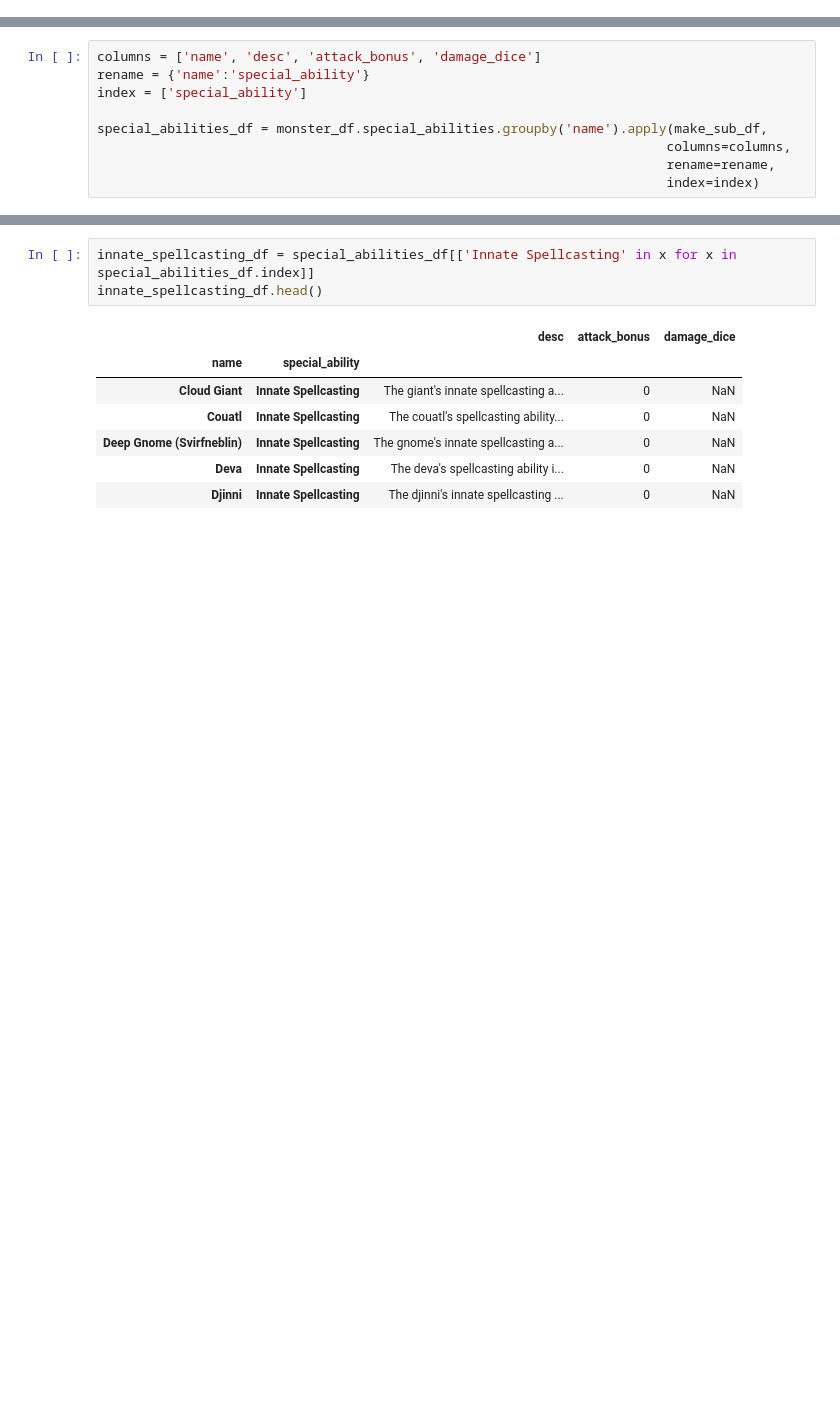
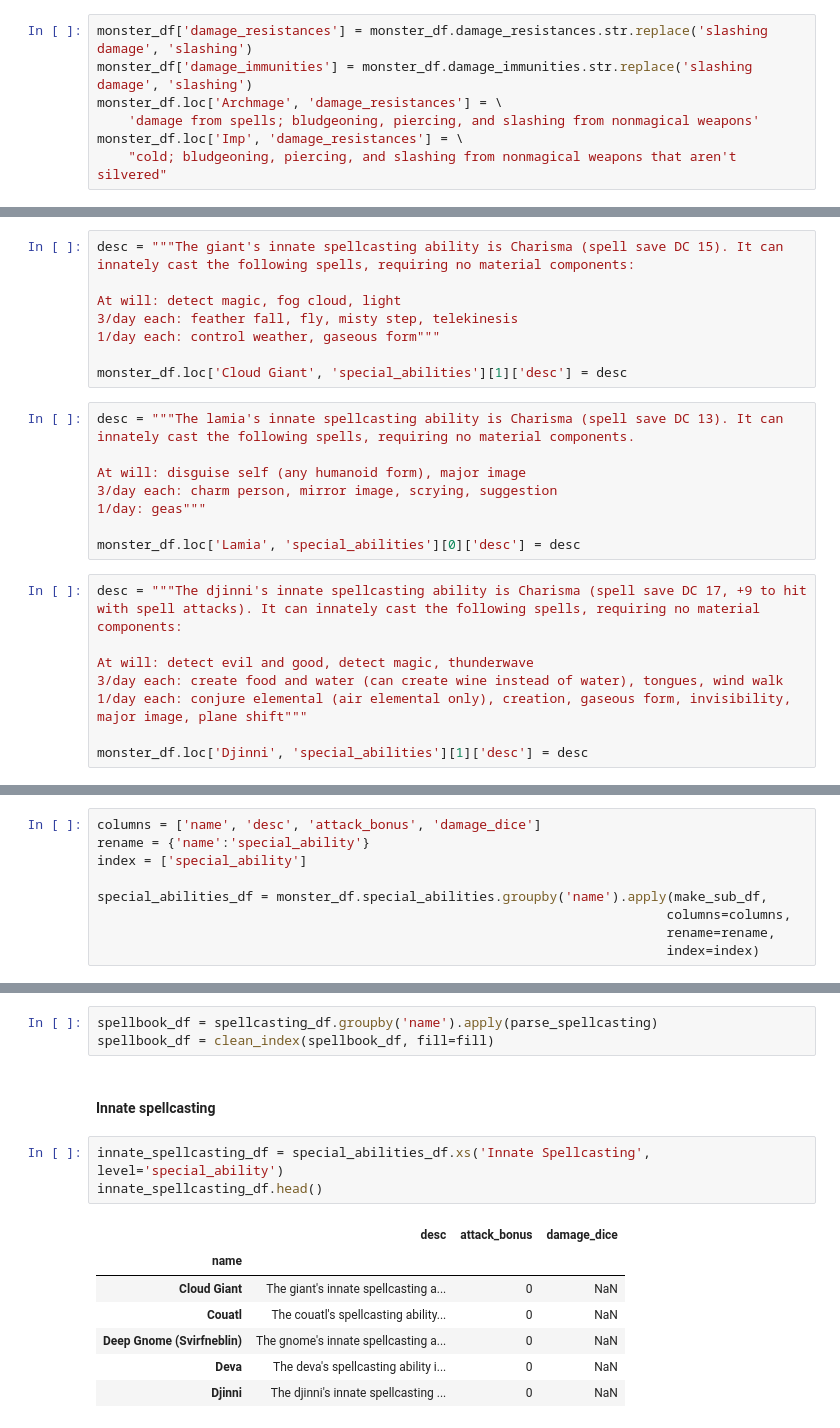
Before and after one commit to wisygig/cr, a Jupyter notebook: 0. Load and clean data.ipynb, the cells around one changed output, grey strips where cells are left out. Saved outputs shown, nothing was run; the diff lists cells and outputs as text; blank space fills up the shorter version.

```diff
--- a/0. Load and clean data.ipynb
+++ b/0. Load and clean data.ipynb
@@ -506,0 +584,7 @@ def make_sub_df(x, columns=None, rename=None, index=None):
+# %%
+monster_df['damage_resistances'] = monster_df.damage_resistances.str.replace('slashing damage', 'slashing')
+monster_df['damage_immunities'] = monster_df.damage_immunities.str.replace('slashing damage', 'slashing')
+monster_df.loc['Archmage', 'damage_resistances'] = \
+    'damage from spells; bludgeoning, piercing, and slashing from nonmagical weapons'
+monster_df.loc['Imp', 'damage_resistances'] = \
+    "cold; bludgeoning, piercing, and slashing from nonmagical weapons that aren't silvered"
@@ -545,0 +691,24 @@ actions_df.head(10)
+# %%
+desc = """The giant's innate spellcasting ability is Charisma (spell save DC 15). It can innately cast the following spells, requiring no material components:
+
+At will: detect magic, fog cloud, light
+3/day each: feather fall, fly, misty step, telekinesis
+1/day each: control weather, gaseous form"""
+
+monster_df.loc['Cloud Giant', 'special_abilities'][1]['desc'] = desc
+# %%
+desc = """The lamia's innate spellcasting ability is Charisma (spell save DC 13). It can innately cast the following spells, requiring no material components.
+
+At will: disguise self (any humanoid form), major image
+3/day each: charm person, mirror image, scrying, suggestion
+1/day: geas"""
+
+monster_df.loc['Lamia', 'special_abilities'][0]['desc'] = desc
+# %%
+desc = """The djinni's innate spellcasting ability is Charisma (spell save DC 17, +9 to hit with spell attacks). It can innately cast the following spells, requiring no material components:
+
+At will: detect evil and good, detect magic, thunderwave
+3/day each: create food and water (can create wine instead of water), tongues, wind walk
+1/day each: conjure elemental (air elemental only), creation, gaseous form, invisibility, major image, plane shift"""
+
+monster_df.loc['Djinni', 'special_abilities'][1]['desc'] = desc
@@ -664,11 +817,16 @@ spellbook.head()
+# %%
+spellbook_df = spellcasting_df.groupby('name').apply(parse_spellcasting)
+spellbook_df = clean_index(spellbook_df, fill=fill)
+# %% [markdown]
+#### Innate spellcasting
 # %%
-innate_spellcasting_df = special_abilities_df[['Innate Spellcasting' in x for x in special_abilities_df.index]]
+innate_spellcasting_df = special_abilities_df.xs('Innate Spellcasting', level='special_ability')
 innate_spellcasting_df.head()
 # %% [output]
-|  |  | desc | attack_bonus | damage_dice |
-| name | special_ability |  |  |  |
-| Cloud Giant | Innate Spellcasting | The giant's innate spellcasting a... | 0 | NaN |
-| Couatl | Innate Spellcasting | The couatl's spellcasting ability... | 0 | NaN |
-| Deep Gnome (Svirfneblin) | Innate Spellcasting | The gnome's innate spellcasting a... | 0 | NaN |
-| Deva | Innate Spellcasting | The deva's spellcasting ability i... | 0 | NaN |
-| Djinni | Innate Spellcasting | The djinni's innate spellcasting ... | 0 | NaN |
+|  | desc | attack_bonus | damage_dice |
+| name |  |  |  |
+| Cloud Giant | The giant's innate spellcasting a... | 0 | NaN |
+| Couatl | The couatl's spellcasting ability... | 0 | NaN |
+| Deep Gnome (Svirfneblin) | The gnome's innate spellcasting a... | 0 | NaN |
+| Deva | The deva's spellcasting ability i... | 0 | NaN |
+| Djinni | The djinni's innate spellcasting ... | 0 | NaN |
```
Also changed, not shown: parts of 34 cells of this notebook.
